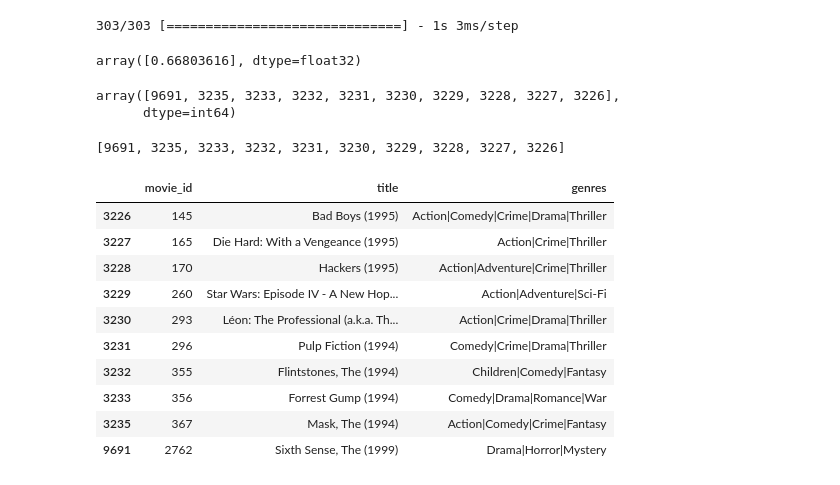
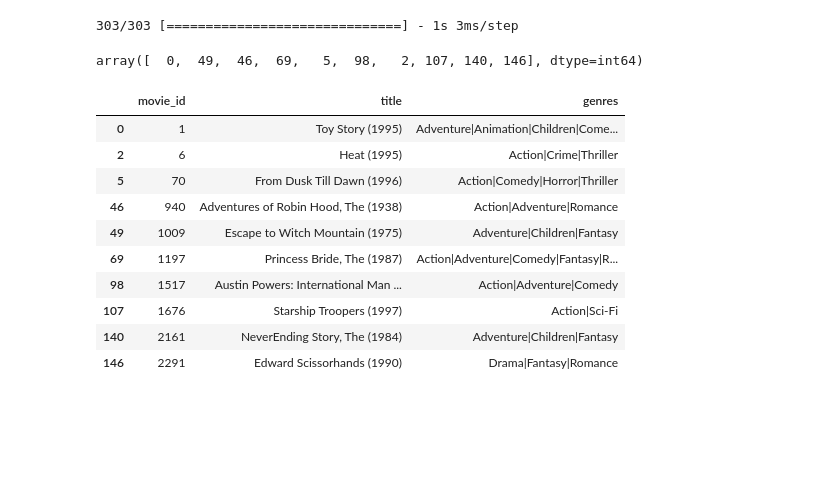
Before and after one commit to Prathima0808/Project-4, a Jupyter notebook: movie_recommendation_using_NN.ipynb, the cells around one changed output. Saved outputs shown, nothing was run; the diff lists cells and outputs as text; code cells hidden in the pictures; blank space fills up the shorter version.

Commit message:
Added comments and added user top 10 movies

```diff
--- a/movie_recommendation_using_NN.ipynb
+++ b/movie_recommendation_using_NN.ipynb
@@ -201,6 +178,6 @@ array([0.88888889, 0.55555556, 0.55555556, ..., 0.77777778, 0.55555556,
 # %%
 # Splitting the data so 90% is used for training whilst 10% is used for results
-train_indices = int(0.9 * df.shape[0])
+train_indices = int(0.9 * user_df.shape[0])
 train_indices
 # %% [output]
 90752
@@ -252,43 +222,46 @@ movies_not_watched = movie_df[~movie_df["movie_id"].isin(movies_watched_by_user.
+# %%
+#Using some of the columns from the imported data
+movie_df = joined_movies_df[["movie_id","title","genres"]]
+#Select the user to recommend
+userId = 2
+#Find movies the user has seen and movies the user has not seen
+movies_watched_by_user = user_df[user_df.user_id == userId]
+#Make movies not watched a pandas series so it can be read into the learning model
+movies_not_watched = movie_df[~movie_df["movie_id"].isin(movies_watched_by_user.movie_id.values)]["movie_id"]
 # %%
+#Takes the movies not watched and finds their enumerated keys
 movies_not_watched = list(
     set(movies_not_watched).intersection(set(movie_list_enumerated.keys()))
 )
 movies_not_watched = [[movie_list_enumerated.get(x)] for x in movies_not_watched]
 user_encoder = User_list_enumerated.get(userId)
+#Formats the users movies they haven't watched for model.predict
 user_movie_array = np.hstack(
     ([[user_encoder]] * len(movies_not_watched), movies_not_watched)
 )
-ratings = model.predict(user_movie_array).flatten()
+#Predicts the best suited movies for the selected user
+movie_recs = model.predict(user_movie_array).flatten()
 # %% [output]
 303/303 [==============================] - 1s 3ms/step
-# %%
-rtest = np.unique(ratings)
-rtest
-# %% [output]
-array([0.66803616], dtype=float32)
-# %%
-top_ratings_indices = ratings.argsort()[-10:][::-1]
-top_ratings_indices
-# %% [output]
-array([9691, 3235, 3233, 3232, 3231, 3230, 3229, 3228, 3227, 3226],
-      dtype=int64)
-# %%
-testing_rating = top_ratings_indices.tolist()
-testing_rating
-# %% [output]
-[9691, 3235, 3233, 3232, 3231, 3230, 3229, 3228, 3227, 3226]
-# %%
-movies_to_watch = movie_df[movie_df.index.isin(testing_rating)]
-movies_to_watch
-# %% [output]
-|  | movie_id | title | genres |
-| 3226 | 145 | Bad Boys (1995) | Action|Comedy|Crime|Drama|Thriller |
-| 3227 | 165 | Die Hard: With a Vengeance (1995) | Action|Crime|Thriller |
-| 3228 | 170 | Hackers (1995) | Action|Adventure|Crime|Thriller |
-| 3229 | 260 | Star Wars: Episode IV - A New Hop... | Action|Adventure|Sci-Fi |
-| 3230 | 293 | Léon: The Professional (a.k.a. Th... | Action|Crime|Drama|Thriller |
-| 3231 | 296 | Pulp Fiction (1994) | Comedy|Crime|Drama|Thriller |
-| 3232 | 355 | Flintstones, The (1994) | Children|Comedy|Fantasy |
-| 3233 | 356 | Forrest Gump (1994) | Comedy|Drama|Romance|War |
-| 3235 | 367 | Mask, The (1994) | Action|Comedy|Crime|Fantasy |
-| 9691 | 2762 | Sixth Sense, The (1999) | Drama|Horror|Mystery |
+# %%
+#Sorts the movies into a top 10
+top_10_movie_recs = movie_recs.argsort()[-10:][::-1]
+top_10_movie_recs
+# %% [output]
+array([  0,  49,  46,  69,   5,  98,   2, 107, 140, 146], dtype=int64)
+# %%
+#Provides a list of the movies recommended to the user
+movies_to_watch = movie_df[movie_df.index.isin(top_10_movie_recs)]
+movies_to_watch
+# %% [output]
+|  | movie_id | title | genres |
+| 0 | 1 | Toy Story (1995) | Adventure|Animation|Children|Come... |
+| 2 | 6 | Heat (1995) | Action|Crime|Thriller |
+| 5 | 70 | From Dusk Till Dawn (1996) | Action|Comedy|Horror|Thriller |
+| 46 | 940 | Adventures of Robin Hood, The (1938) | Action|Adventure|Romance |
+| 49 | 1009 | Escape to Witch Mountain (1975) | Adventure|Children|Fantasy |
+| 69 | 1197 | Princess Bride, The (1987) | Action|Adventure|Comedy|Fantasy|R... |
+| 98 | 1517 | Austin Powers: International Man ... | Action|Adventure|Comedy |
+| 107 | 1676 | Starship Troopers (1997) | Action|Sci-Fi |
+| 140 | 2161 | NeverEnding Story, The (1984) | Adventure|Children|Fantasy |
+| 146 | 2291 | Edward Scissorhands (1990) | Drama|Fantasy|Romance |
```
Also changed, not shown: parts of 18 cells of this notebook.
